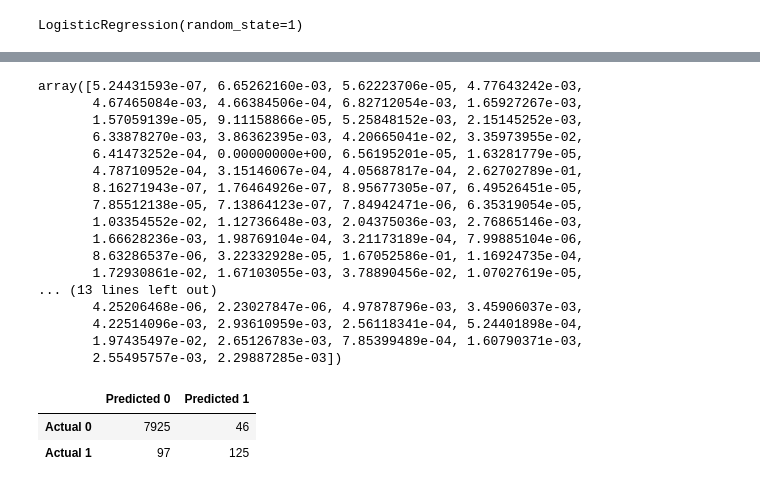
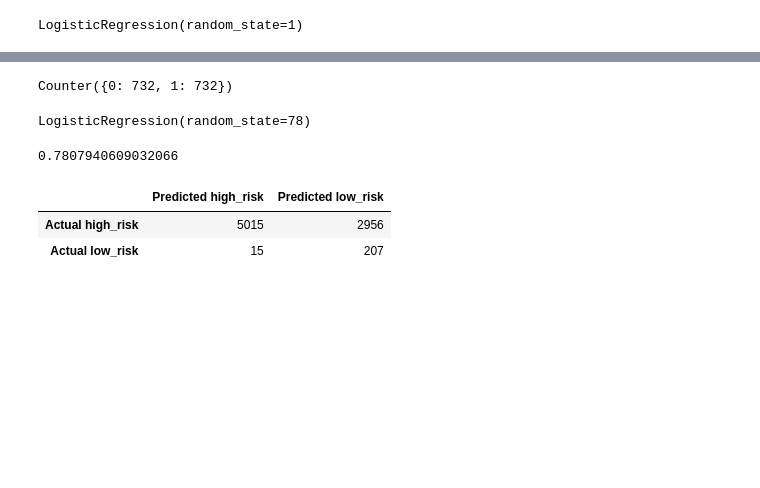
Before and after one commit to NBrown95/Assaulted_Officers, a Jupyter notebook: Machine_Learning_Model.ipynb, the cells around one changed output, grey strips where cells are left out. Cells and saved outputs as stored; diff of their text form; code cells hidden in the pictures; blank space fills up the shorter version.

Commit message:
Finalized model testing

```diff
--- a/Machine_Learning_Model.ipynb
+++ b/Machine_Learning_Model.ipynb
@@ -201,35 +183,35 @@ predictions = rf_model.predict(X_test_scaled)
-# %%
-# Calculate feature importance in the Random Forest model.
-importances = rf_model.feature_importances_
-importances
-# %% [output]
-array([5.24431593e-07, 6.65262160e-03, 5.62223706e-05, 4.77643242e-03,
-       4.67465084e-03, 4.66384506e-04, 6.82712054e-03, 1.65927267e-03,
-       1.57059139e-05, 9.11158866e-05, 5.25848152e-03, 2.15145252e-03,
-       6.33878270e-03, 3.86362395e-03, 4.20665041e-02, 3.35973955e-02,
-       6.41473252e-04, 0.00000000e+00, 6.56195201e-05, 1.63281779e-05,
-       4.78710952e-04, 3.15146067e-04, 4.05687817e-04, 2.62702789e-01,
-       8.16271943e-07, 1.76464926e-07, 8.95677305e-07, 6.49526451e-05,
-       7.85512138e-05, 7.13864123e-07, 7.84942471e-06, 6.35319054e-05,
-       1.03354552e-02, 1.12736648e-03, 2.04375036e-03, 2.76865146e-03,
-       1.66628236e-03, 1.98769104e-04, 3.21173189e-04, 7.99885104e-06,
-       8.63286537e-06, 3.22332928e-05, 1.67052586e-01, 1.16924735e-04,
-       1.72930861e-02, 1.67103055e-03, 3.78890456e-02, 1.07027619e-05,
-... (13 lines left out)
-       4.25206468e-06, 2.23027847e-06, 4.97878796e-03, 3.45906037e-03,
-       4.22514096e-03, 2.93610959e-03, 2.56118341e-04, 5.24401898e-04,
-       1.97435497e-02, 2.65126783e-03, 7.85399489e-04, 1.60790371e-03,
-       2.55495757e-03, 2.29887285e-03])
+# %%
+# Resample the data using the ClusterCentroids resampler
+# Warning: This is a large dataset, and this step may take some time to complete
+from imblearn.under_sampling import ClusterCentroids
+cc = ClusterCentroids(random_state=1)
+X_resampled, y_resampled = cc.fit_resample(X_train, y_train)
+Counter(y_resampled)
+# %% [output]
+Counter({0: 732, 1: 732})
+# %%
+# Train the Logistic Regression model using the resampled data
+model = LogisticRegression(solver='lbfgs', random_state=78)
+model.fit(X_resampled, y_resampled)
+# %% [output]
+LogisticRegression(random_state=78)
+# %%
+# Calculated the balanced accuracy score
+y_pred = model.predict(X_test)
+
+balanced_accuracy_score(y_test, y_pred)
+# %% [output]
+0.7807940609032066
 # %%
-# Calculating the confusion matrix.
-cm = confusion_matrix(y_test, predictions)
+# Display the confusion matrix
+# Calculating the confusion matrix
+cm = confusion_matrix(y_test, y_pred)
 
 # Create a DataFrame from the confusion matrix.
 cm_df = pd.DataFrame(
-    cm, index=["Actual 0", "Actual 1"], columns=["Predicted 0", "Predicted 1"])
-
+    cm, index=["Actual high_risk", "Actual low_risk"], columns=["Predicted high_risk", "Predicted low_risk"])
 cm_df
 # %% [output]
-|  | Predicted 0 | Predicted 1 |
-| Actual 0 | 7925 | 46 |
-| Actual 1 | 97 | 125 |
+|  | Predicted high_risk | Predicted low_risk |
+| Actual high_risk | 5015 | 2956 |
+| Actual low_risk | 15 | 207 |
```
Also changed, not shown: parts of 17 cells of this notebook.
